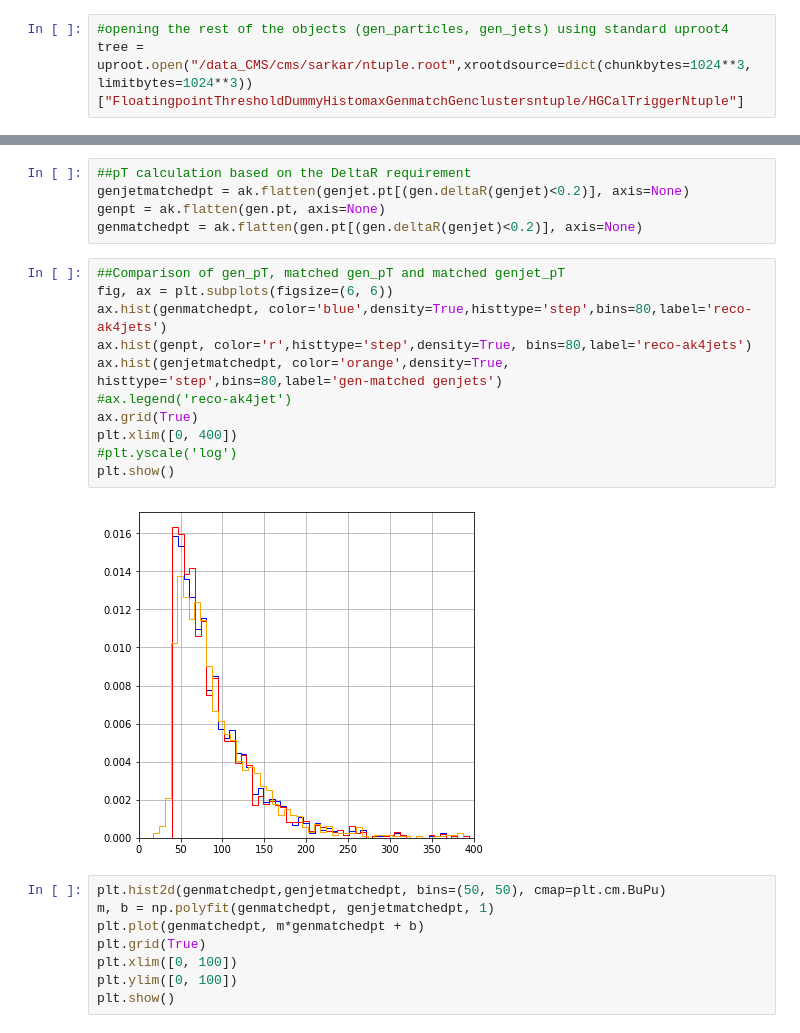
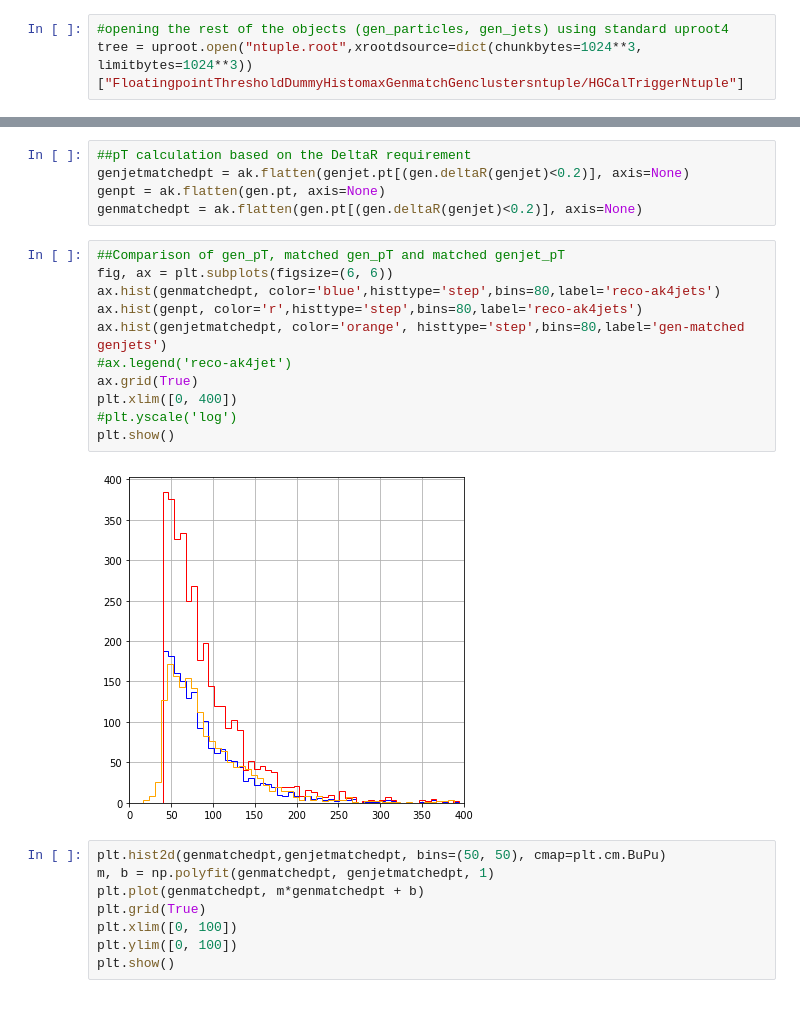
Before and after one commit to uttiyasarkar/HGCALJetStudies, a Jupyter notebook: jetAnalyzer.ipynb, the cells around one changed output, grey strips where cells are left out. Saved outputs shown, nothing was run; the diff lists cells and outputs as text.

```diff
--- a/jetAnalyzer.ipynb
+++ b/jetAnalyzer.ipynb
@@ -81,7 +81,7 @@ ak4jet = ak.zip({"pt":ak4jet_pt,"eta":ak4jet_eta,"phi":ak4jet_phi})
 ak4jet = ak4jet[(abs(ak4jet.eta)>1.7) & (abs(ak4jet.eta)<2.8) & (ak4jet.pt>5)]
 # %%
 #opening the rest of the objects (gen_particles, gen_jets) using standard uproot4
-tree = uproot.open("/data_CMS/cms/sarkar/ntuple.root",xrootdsource=dict(chunkbytes=1024**3, limitbytes=1024**3))["FloatingpointThresholdDummyHistomaxGenmatchGenclustersntuple/HGCalTriggerNtuple"]
+tree = uproot.open("ntuple.root",xrootdsource=dict(chunkbytes=1024**3, limitbytes=1024**3))["FloatingpointThresholdDummyHistomaxGenmatchGenclustersntuple/HGCalTriggerNtuple"]
 # %%
 df_cl = tree.arrays(branches_cl3d,library='pd')
 # %%
@@ -155,16 +155,16 @@ genmatchedpt = ak.flatten(gen.pt[(gen.deltaR(genjet)<0.2)], axis=None)
 # %%
 ##Comparison of gen_pT, matched gen_pT and matched genjet_pT
 fig, ax = plt.subplots(figsize=(6, 6))
-ax.hist(genmatchedpt, color='blue',density=True,histtype='step',bins=80,label='reco-ak4jets')
-ax.hist(genpt, color='r',histtype='step',density=True, bins=80,label='reco-ak4jets')
-ax.hist(genjetmatchedpt, color='orange',density=True, histtype='step',bins=80,label='gen-matched genjets')
+ax.hist(genmatchedpt, color='blue',histtype='step',bins=80,label='reco-ak4jets')
+ax.hist(genpt, color='r',histtype='step',bins=80,label='reco-ak4jets')
+ax.hist(genjetmatchedpt, color='orange', histtype='step',bins=80,label='gen-matched genjets')
 #ax.legend('reco-ak4jet')
 ax.grid(True)
 plt.xlim([0, 400])
 #plt.yscale('log')
 plt.show()
 # %% [output]
-[figure, old version]
+[figure, new version]
 # %%
 plt.hist2d(genmatchedpt,genjetmatchedpt, bins=(50, 50), cmap=plt.cm.BuPu)
 m, b = np.polyfit(genmatchedpt, genjetmatchedpt, 1)
```
Also changed, not shown: parts of 9 cells of this notebook.
